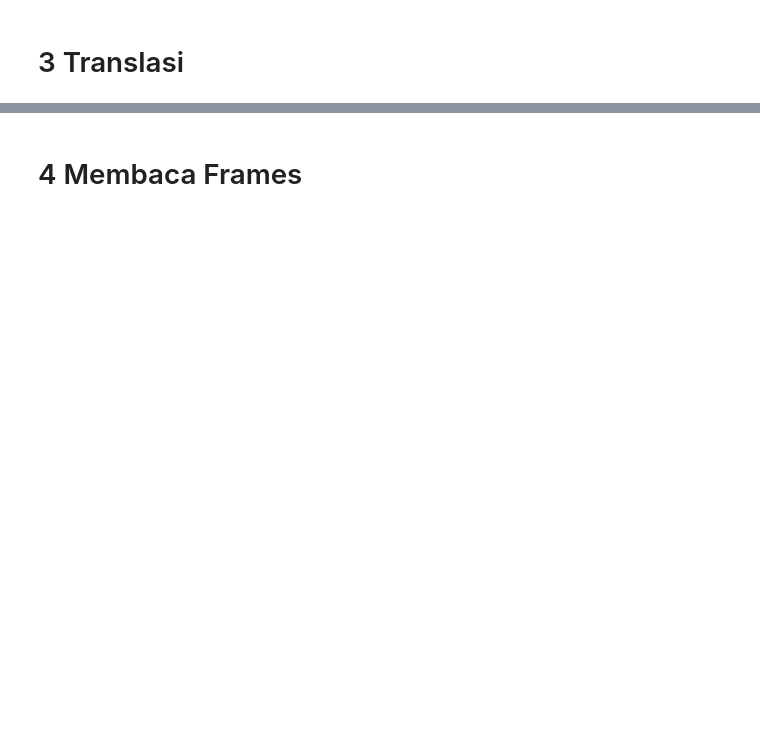
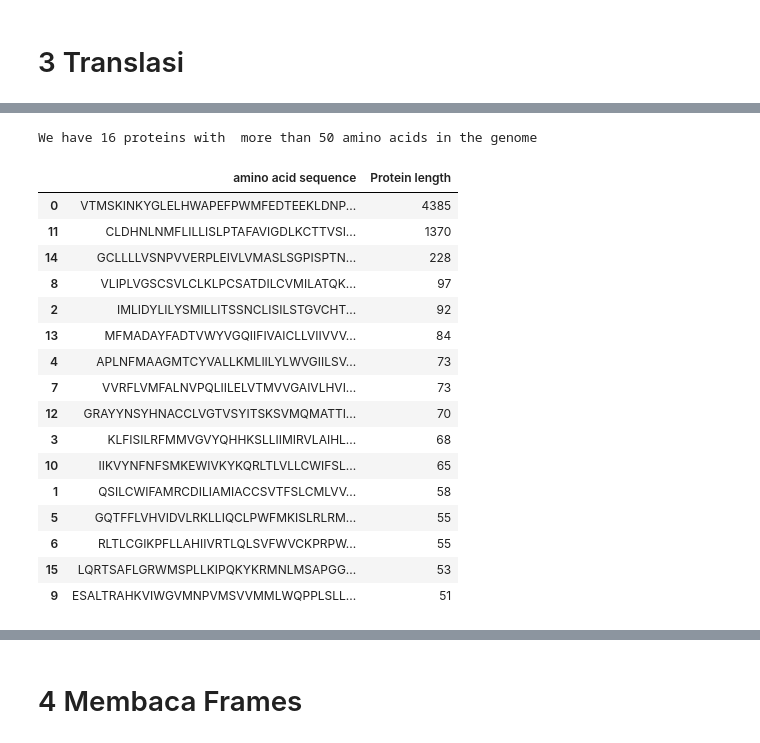
Before and after one commit to AbdulHafidh-AI/uas-bioinfor, a Jupyter notebook: uas-bioinfor.ipynb, the cells around one changed output, grey strips where cells are left out. Saved outputs shown, nothing was run; the diff lists cells and outputs as text; code cells hidden in the pictures; blank space fills up the shorter version.

```diff
--- a/uas-bioinfor.ipynb
+++ b/uas-bioinfor.ipynb
@@ -106,6 +120,6 @@ plt.show()
 # %% [markdown]
 # 2 Transkripsi
 # %%
-mRNA = record.seq.transcribe()
+mRNA = sequence.transcribe()
 print(mRNA)
 # %% [output]
@@ -150,0 +145,3 @@ kita menemukan 38 cabang asam amino pada virus ini
+# %%
+Proteins = amino_acid.split('*')
+Proteins[:5]
@@ -150,0 +172,40 @@ kita menemukan 38 cabang asam amino pada virus ini
+# %%
+for i in Proteins[:]:
+    if len(i) < 50:
+        Proteins.remove(i)
+# %%
+print(f'We have {len(Proteins)} proteins with  more than 50 amino acids in the genome')
+# %% [output]
+We have 16 proteins with  more than 50 amino acids in the genome
+# %%
+proteinas=pd.DataFrame(Proteins)
+proteinas['amino acid sequence'] = proteinas[0].apply(str)
+proteinas['Protein length'] = proteinas[0].apply(len)
+proteinas.rename(columns={0: "sequence"}, inplace=True)
+pro=proteinas.drop('sequence', axis=1)
+pro_= pro.sort_values(by=['Protein length'], ascending=False)
+# %%
+pd.options.display.max_colwidth = 80
+import seaborn as sns
+cm = sns.light_palette("green", as_cmap=True)
+
+s = pro_.style.background_gradient(cmap=cm)
+s
+# %% [output]
+|  | amino acid sequence | Protein length |
+| 0 | VTMSKINKYGLELHWAPEFPWMFEDTEEKLDNP... | 4385 |
+| 11 | CLDHNLNMFLILLISLPTAFAVIGDLKCTTVSI... | 1370 |
+| 14 | GCLLLLVSNPVVERPLEIVLVMASLSGPISPTN... | 228 |
+| 8 | VLIPLVGSCSVLCLKLPCSATDILCVMILATQK... | 97 |
+| 2 | IMLIDYLILYSMILLITSSNCLISILSTGVCHT... | 92 |
+| 13 | MFMADAYFADTVWYVGQIIFIVAICLLVIIVVV... | 84 |
+| 4 | APLNFMAAGMTCYVALLKMLIILYLWVGIILSV... | 73 |
+| 7 | VVRFLVMFALNVPQLIILELVTMVVGAIVLHVI... | 73 |
+| 12 | GRAYYNSYHNACCLVGTVSYITSKSVMQMATTI... | 70 |
+| 3 | KLFISILRFMMVGVYQHHKSLLIIMIRVLAIHL... | 68 |
+| 10 | IIKVYNFNFSMKEWIVKYKQRLTLVLLCWIFSL... | 65 |
+| 1 | QSILCWIFAMRCDILIAMIACCSVTFSLCMLVV... | 58 |
+| 5 | GQTFFLVHVIDVLRKLLIQCLPWFMKISLRLRM... | 55 |
+| 6 | RLTLCGIKPFLLAHIIVRTLQLSVFWVCKPRPW... | 55 |
+| 15 | LQRTSAFLGRWMSPLLKIPQKYKRMNLMSAPGG... | 53 |
+| 9 | ESALTRAHKVIWGVMNPVMSVVMMLWQPPLSLL... | 51 |
```
Also changed, not shown: parts of 23 cells of this notebook.
